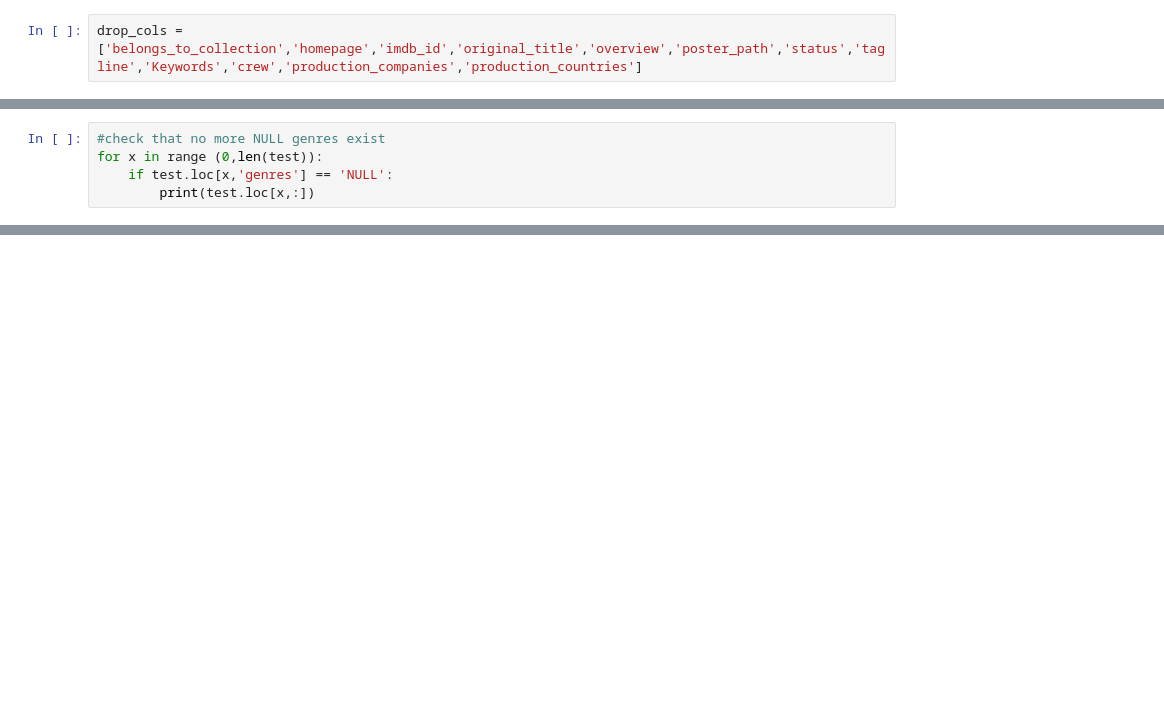
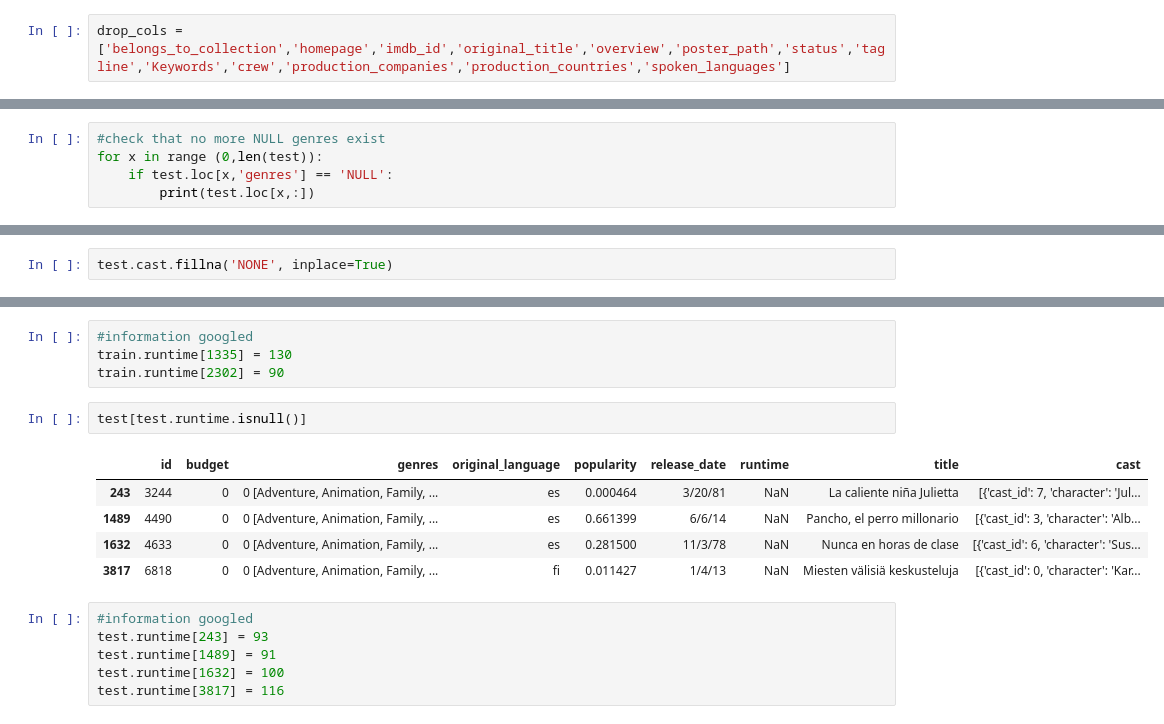
Before and after one commit to harryarthur/TMDB-Box-Office-Prediction, a Jupyter notebook: TMDB-Box-Office-Predictions.ipynb, the cells around one changed output, grey strips where cells are left out. Drawn from its saved outputs; the diff is of its cells as text; blank space fills up the shorter version.

```diff
--- a/TMDB-Box-Office-Predictions.ipynb
+++ b/TMDB-Box-Office-Predictions.ipynb
@@ -32,7 +32,7 @@ train.head()
 # %% [markdown]
 The following columns can be dropped from our two datasets: belongs_to_collection, homepage, imdb_id, original_title, overview, poster_path, status, tagline.
 # %%
-drop_cols = ['belongs_to_collection','homepage','imdb_id','original_title','overview','poster_path','status','tagline','Keywords','crew','production_companies','production_countries']
+drop_cols = ['belongs_to_collection','homepage','imdb_id','original_title','overview','poster_path','status','tagline','Keywords','crew','production_companies','production_countries','spoken_languages']
 # %%
 for col in drop_cols:
     train.drop(col, axis=1, inplace = True)
@@ -354,0 +327,2 @@ dtype: int64
+# %%
+test.cast.fillna('NONE', inplace=True)
@@ -354,0 +365,18 @@ dtype: int64
+# %%
+#information googled
+train.runtime[1335] = 130
+train.runtime[2302] = 90
+# %%
+test[test.runtime.isnull()]
+# %% [output]
+|  | id | budget | genres | original_language | popularity | release_date | runtime | title | cast |
+| 243 | 3244 | 0 | 0 [Adventure, Animation, Family, ... | es | 0.000464 | 3/20/81 | NaN | La caliente niña Julietta | [{'cast_id': 7, 'character': 'Jul... |
+| 1489 | 4490 | 0 | 0 [Adventure, Animation, Family, ... | es | 0.661399 | 6/6/14 | NaN | Pancho, el perro millonario | [{'cast_id': 3, 'character': 'Alb... |
+| 1632 | 4633 | 0 | 0 [Adventure, Animation, Family, ... | es | 0.281500 | 11/3/78 | NaN | Nunca en horas de clase | [{'cast_id': 6, 'character': 'Sus... |
+| 3817 | 6818 | 0 | 0 [Adventure, Animation, Family, ... | fi | 0.011427 | 1/4/13 | NaN | Miesten välisiä keskusteluja | [{'cast_id': 0, 'character': 'Kar... |
+# %%
+#information googled
+test.runtime[243] = 93
+test.runtime[1489] = 91
+test.runtime[1632] = 100
+test.runtime[3817] = 116
```
Also changed, not shown: parts of 33 cells of this notebook.
